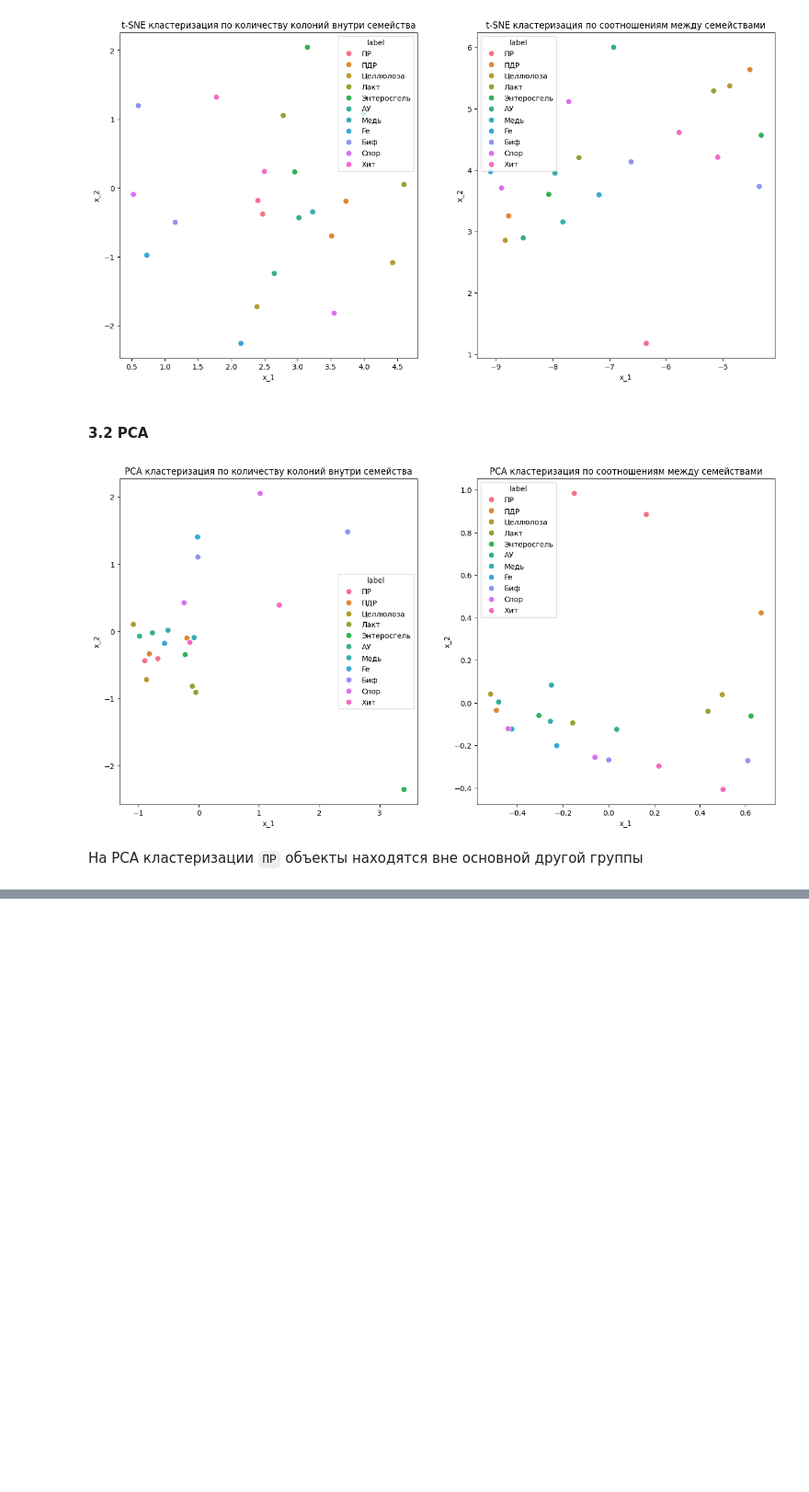
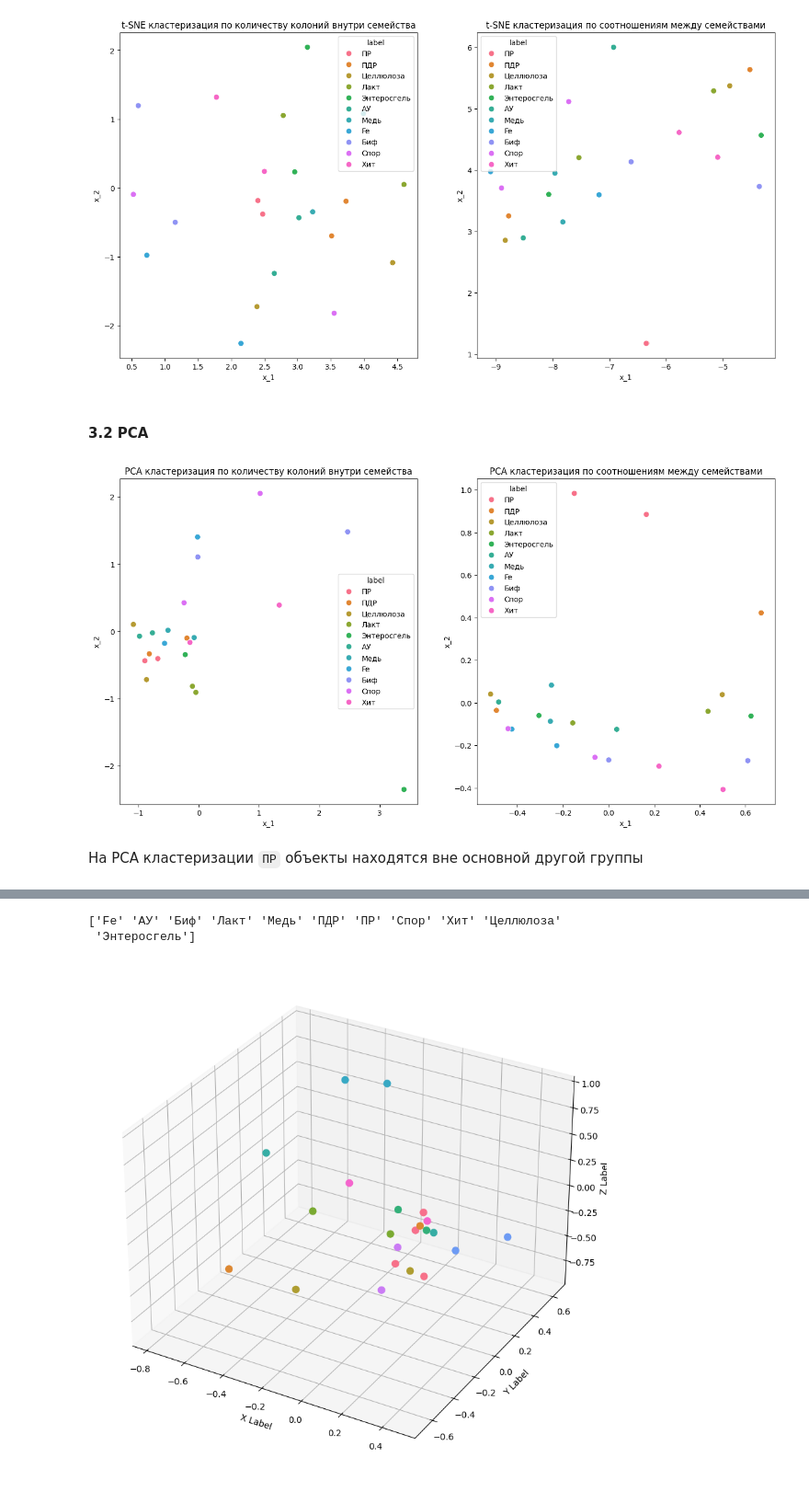
Before and after one commit to innominity/nanomaterials-2025, a Jupyter notebook: src/notebooks/data_analysis.ipynb, the cells around one changed output, grey strips where cells are left out. Shown at 92% size. Cells and saved outputs as stored; diff of their text form; code cells hidden in the pictures; blank space fills up the shorter version.

```diff
--- a/src/notebooks/data_analysis.ipynb
+++ b/src/notebooks/data_analysis.ipynb
@@ -753,0 +805,47 @@ plot_pca()
+# %%
+def plot_pcoa():
+    #table = pd.pivot_table(df_clean_unwrap_docs, values='colonies', index=['group', 'number'], columns=['order', 'family'], aggfunc='sum').reset_index()
+    table = df_clean
+    columns_new = ['group', 'number'] + [x[1] for x in table.columns[2:]]
+    df_ = pd.DataFrame(table.values, columns=columns_new)
+    scaler = MinMaxScaler()
+
+    df_fraq = df_.copy()
+    df_scale = df_.copy()
+
+    df_fraq.iloc[:,2:] = scaler.fit_transform(df_.iloc[:,2:].T).T
+    df_scale.iloc[:,2:] = scaler.fit_transform(df_.iloc[:,2:])
+
+    data_fraq_transform = MDS(n_components=3, dissimilarity='precomputed').fit_transform(pairwise_distances(df_fraq.iloc[:,2:], metric='euclidean'))
+    df_fraq_transform = pd.DataFrame(data_fraq_transform, columns=['x_1', 'x_2', 'x_3'])
+    df_fraq_transform['label'] = df_fraq['group']
+
+    data_scale_transform = MDS(n_components=3, dissimilarity='precomputed').fit_transform(pairwise_distances(df_scale.iloc[:,2:], metric='euclidean'))
+    df_scale_transform = pd.DataFrame(data_scale_transform, columns=['x_1', 'x_2', 'x_3'])
+    df_scale_transform['label'] = df_fraq['group']
+
+    cmap = ListedColormap(sns.color_palette("husl", 256).as_hex())
+
+    fig, ax = plt.subplots(figsize=(8, 8))
+    ax = Axes3D(fig, auto_add_to_figure=False)
+
+    le = LabelEncoder()
+    df_fraq_transform['label_encoder'] = le.fit_transform(df_fraq_transform['label'])
+
+    print(le.classes_)
+
+    sc = ax.scatter(df_fraq_transform['x_1'], df_fraq_transform['x_2'], df_fraq_transform['x_3'], s=60, c=df_fraq_transform['label_encoder'], marker='o', cmap=cmap, alpha=1)
+    ax.set_xlabel('X Label')
+    ax.set_ylabel('Y Label')
+    ax.set_zlabel('Z Label')
+    fig.add_axes(ax)
+    fig.add_axes(ax)
+    #sns.scatterplot(x='x_1', y='x_2', hue='label', data=df_fraq_transform, ax=axes[1], s=60)
+    #axes[0].set_title("PCoA кластеризация по количеству колоний внутри семейства")
+    #axes[1].set_title("PCoA кластеризация по соотношениям между семействами")
+    plt.show()
+plot_pcoa()
+# %% [output]
+['Fe' 'АУ' 'Биф' 'Лакт' 'Медь' 'ПДР' 'ПР' 'Спор' 'Хит' 'Целлюлоза'
+ 'Энтеросгель']
+[figure, added]
```
Also changed, not shown: parts of 8 cells of this notebook, 2 other files.
